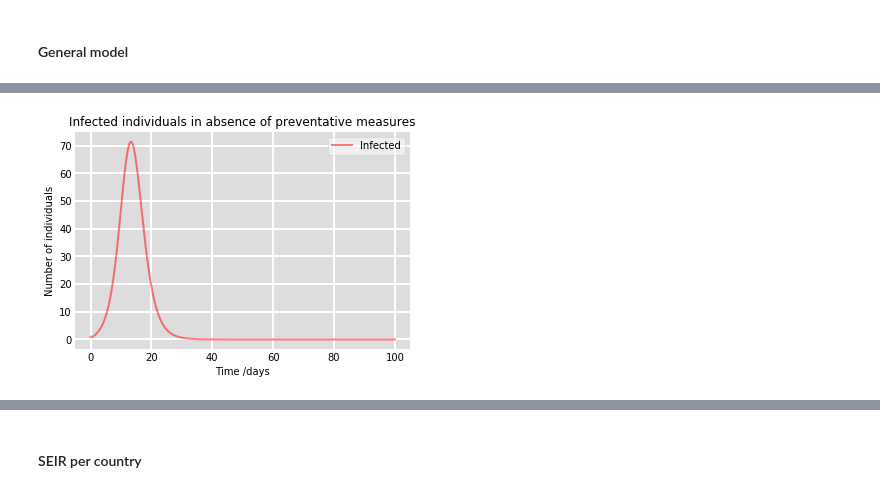
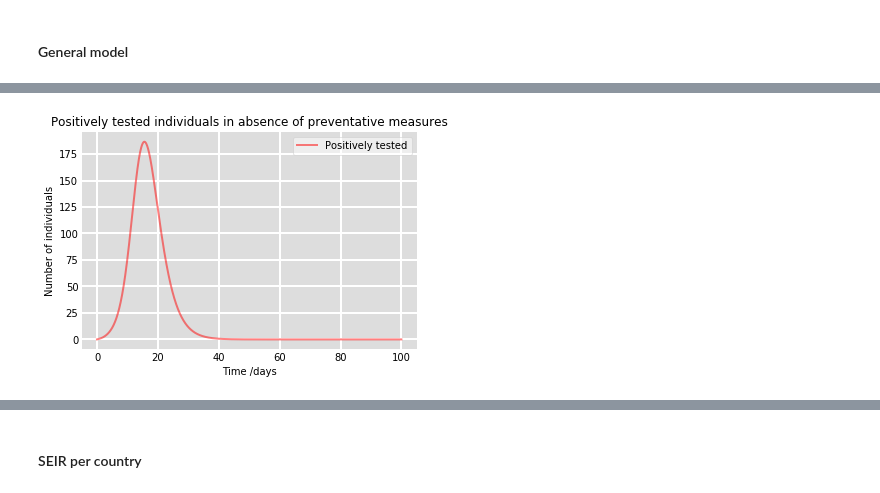
Before and after one commit to mihaighidoveanu/covid19, a Jupyter notebook: SEIRModelOTHERPAPER.ipynb, the cells around one changed output, grey strips where cells are left out. Cells and saved outputs as stored; diff of their text form; code cells hidden in the pictures.

```diff
--- a/SEIRModelOTHERPAPER.ipynb
+++ b/SEIRModelOTHERPAPER.ipynb
@@ -88,21 +187,20 @@ https://arxiv.org/pdf/2005.08882.pdf, https://en.wikipedia.org/wiki/Generalised_
 # %% [markdown]
 #### General model
 # %%
-# Real parameters
 days = 500
 # days = np.round(len(data['cases'])/10)
 increments = days*24*4
 t = np.linspace(0, days, int(increments))
-sigma = (1 + (0.25-1)/(1 + np.exp(-(1/25*(t-(days/2))))))
+sigma = (1 + (0.25-1)/(1 + np.exp(-(1/5*(t-(30))))))
 def sigmafunc(t):
-    return (1 + (0.25-1)/(1 + np.exp(-(1/25*(t-(days/2))))))
+    return (1 + (0.25-1)/(1 + np.exp(-(1/5*(t-(30))))))
 beta = 0.4
 eta = 1/5.1
 ph = 0.1
 ptd = 0.014
 pud = 0.014
 gamma1 = 1/4.8
-gamma2 = 1/63
+gamma2 = 1/15
 gammau = 1/10
 theta = 0.014
 thetau = 0.014
@@ -121,21 +219,21 @@ y0 = S0, E0, I0, P0, R0, D0, Iu0, Ru0, Du0
 # %%
 x = t
 fig = plt.figure(facecolor='w')
-ax = fig.add_subplot(111, facecolor='#dddddd', axisbelow=True)
-sigma = (1 + (0.25-1)/(1 + np.exp(-(1/25*(t-(days/2))))))
+ax = fig.add_subplot(111, axisbelow=True)
+sigma = (1 + (0.25-1)/(1 + np.exp(-(1/5*(t-(30))))))
 ax.plot(x, sigma, 'r', alpha=0.5, lw=2)
 
 ax.set_xlabel('Time /days')
-ax.set_ylabel('Number of individuals')
+ax.set_ylabel('Percentage of baseline mobility')
 ax.set_title('Mobility change')
 # ax.set_ylim(0,1.2)
 ax.yaxis.set_tick_params(length=0)
 ax.xaxis.set_tick_params(length=0)
-ax.grid(b=True, which='major', c='w', lw=2, ls='-')
+# ax.grid(b=True, which='major', c='w', lw=2, ls='-')
 legend = ax.legend()
 legend.get_frame().set_alpha(0.5)
-for spine in ('top', 'right', 'bottom', 'left'):
-    ax.spines[spine].set_visible(False)
+# for spine in ('top', 'right', 'bottom', 'left'):
+#     ax.spines[spine].set_visible(False)
 plt.show()
 # %% [output]
 No handles with labels found to put in legend.
@@ -166,10 +263,10 @@ Using the Euler method (allows easier for fe weekly patterns)
 # %%
 def euler(f,y0,a,b,h, S, E, I, P, R, D, Iu, Ru, Du, adjust=False):
 
-    t,y = a,y0
-    while t <= b:
-        t += h
-        y += h * np.asarray(f(y, t, N, sigma, beta, eta, theta, ph, gamma1, gamma2, ptd, pud, gammau, thetau, adjust))
+    t1,y = a,y0
+    while t1 <= b:
+        t1 += h
+        y += h * np.asarray(f(y, t1, N, sigma, beta, eta, theta, ph, gamma1, gamma2, ptd, pud, gammau, thetau, adjust))
 
         S.append(y[0])
         E.append(y[1])
@@ -216,22 +315,22 @@ plt.show()
 # %%
 x = np.linspace(0, len(S), len(S))/days
 fig = plt.figure(facecolor='w')
 ax = fig.add_subplot(111, facecolor='#dddddd', axisbelow=True)
 
-ax.plot(x, I, 'r', alpha=0.5, lw=2, label='Infected')
+ax.plot(x, P, 'r', alpha=0.5, lw=2, label='Positively tested')
 
 
 ax.set_xlabel('Time /days')
 ax.set_ylabel('Number of individuals')
-ax.set_title('Infected individuals in absence of preventative measures')
+ax.set_title('Positively tested individuals in absence of preventative measures')
 # ax.set_ylim(0,1.2)
 ax.yaxis.set_tick_params(length=0)
 ax.xaxis.set_tick_params(length=0)
 ax.grid(b=True, which='major', c='w', lw=2, ls='-')
 legend = ax.legend()
 legend.get_frame().set_alpha(0.5)
 for spine in ('top', 'right', 'bottom', 'left'):
     ax.spines[spine].set_visible(False)
 plt.show()
 # %% [output]
-[figure, old version]
+[figure, new version]
```
Also changed, not shown: parts of 28 cells of this notebook, 4 other files.
